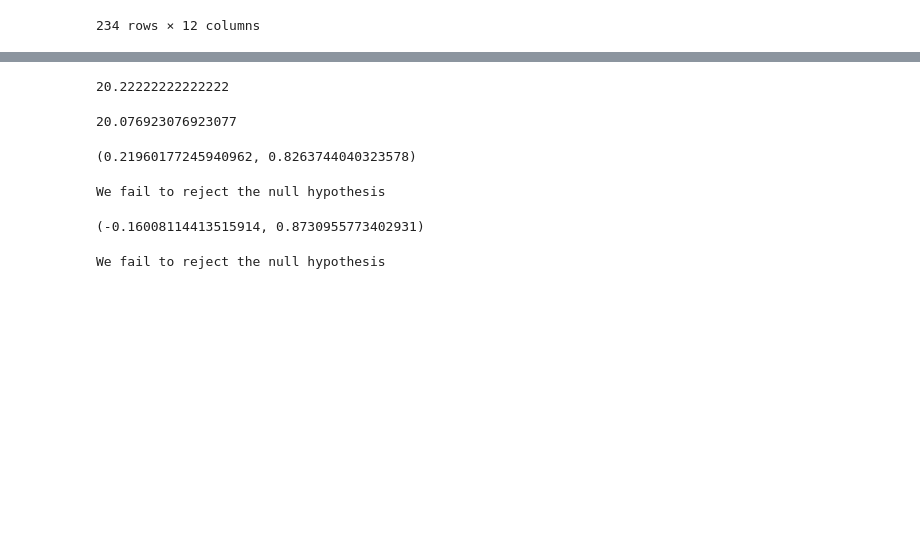
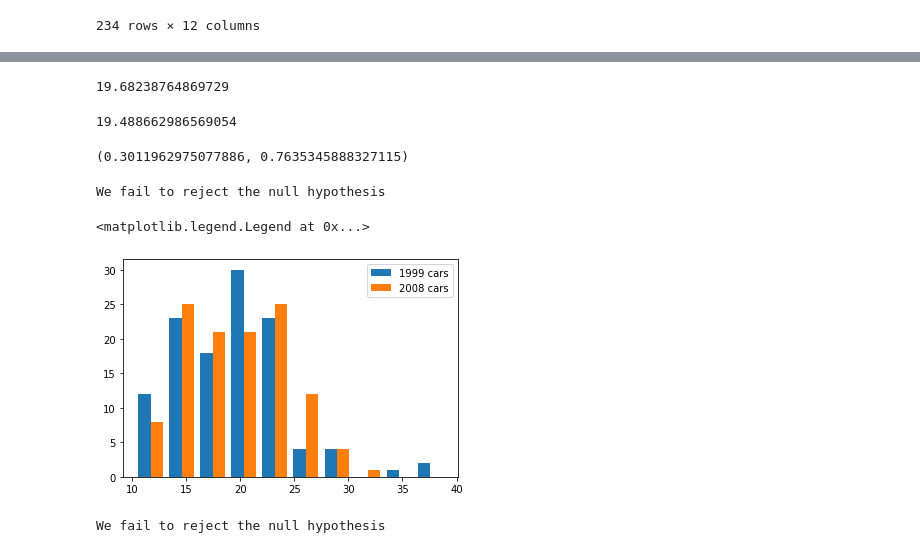
Before and after one commit to lincolnmuriithi11/statistics-exercises, a Jupyter notebook: hypothesis_testing.ipynb, the cells around one changed output, grey strips where cells are left out. Cells and saved outputs as stored; diff of their text form; code cells hidden in the pictures; blank space fills up the shorter version.

```diff
--- a/hypothesis_testing.ipynb
+++ b/hypothesis_testing.ipynb
@@ -175,18 +239,18 @@ f_efficiency2.var()
 # %%
 α = 0.05
 # %%
-f_efficiency1.mean()
+f_efficiency1999.mean()
 # %% [output]
-20.22222222222222
+19.68238764869729
 # %%
-f_efficiency2.mean()
+f_efficiency2008.mean()
 # %% [output]
-20.076923076923077
+19.488662986569054
 # %%
-t, p = stats.ttest_ind(f_efficiency1,f_efficiency2 )
+t, p = stats.ttest_ind(f_efficiency1999,f_efficiency2008 )
 t, p
 # %% [output]
-(0.21960177245940962, 0.8263744040323578)
+(0.3011962975077886, 0.7635345888327115)
 # %%
 if (pval < α) and (tstat > 0):
     print("We reject the null hypothesis!")
@@ -196,8 +259,9 @@ else:
 # %% [output]
 We fail to reject the null hypothesis
-# %%
-tstat2, pval2 = stats.ttest_1samp(f_efficiency2,μth)
-tstat2, pval2
-# %% [output]
-(-0.16008114413515914, 0.8730955773402931)
+# %%
+plt.hist([f_efficiency1999,f_efficiency2008 ], label=['1999 cars', '2008 cars'])
+plt.legend(loc="upper right")
+# %% [output]
+<matplotlib.legend.Legend at 0x...>
+[figure, added]
 # %%
```
Also changed, not shown: parts of 81 cells of this notebook.
